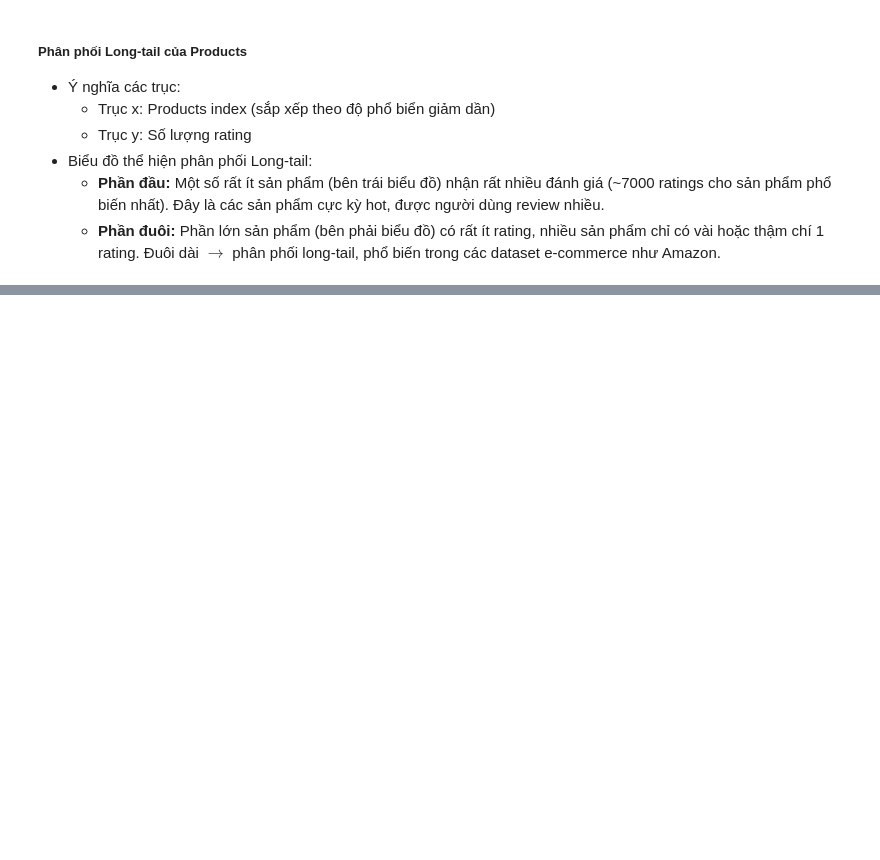
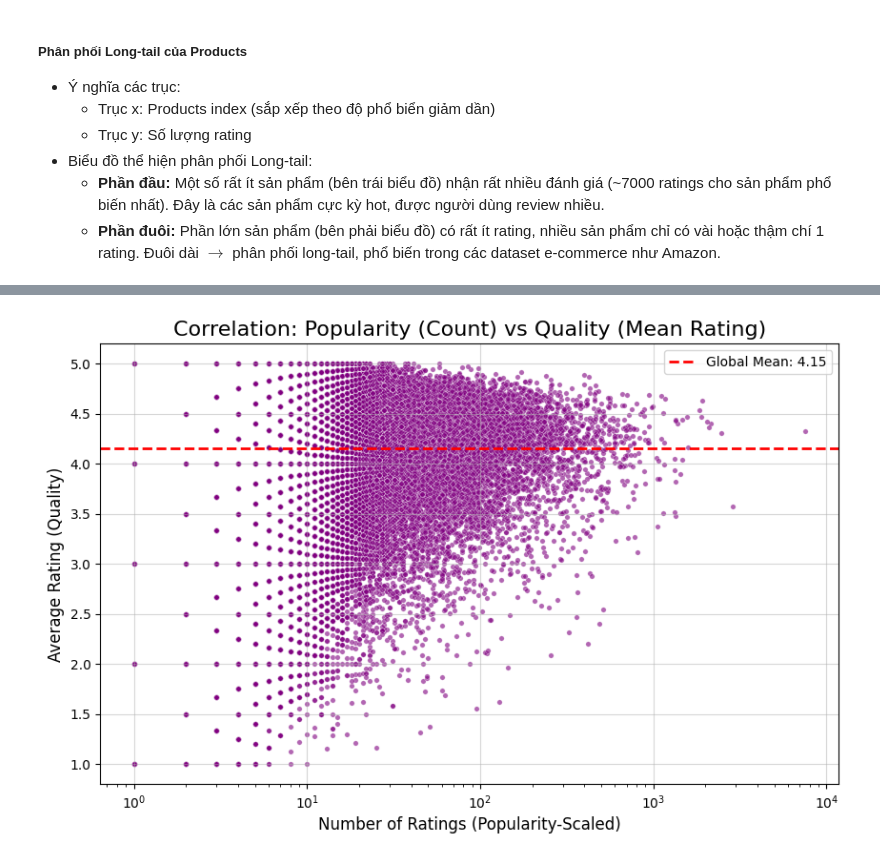
Before and after one commit to TruongQuangPhat/amazon-beauty-recsys, a Jupyter notebook: notebooks/01_data_exploration.ipynb, the cells around one changed output, grey strips where cells are left out. Cells and saved outputs as stored; diff of their text form; code cells hidden in the pictures; blank space fills up the shorter version.

Commit message:
feat: identify 5 questions, answer questions and visualization

```diff
--- a/notebooks/01_data_exploration.ipynb
+++ b/notebooks/01_data_exploration.ipynb
@@ -176,0 +200,4 @@ plot_long_tail(data, column_index=0, entity_name="Users")
+# %%
+plot_popularity_vs_quantity(data)
+# %% [output]
+[figure, added]
```
Also changed, not shown: parts of 19 cells of this notebook.
